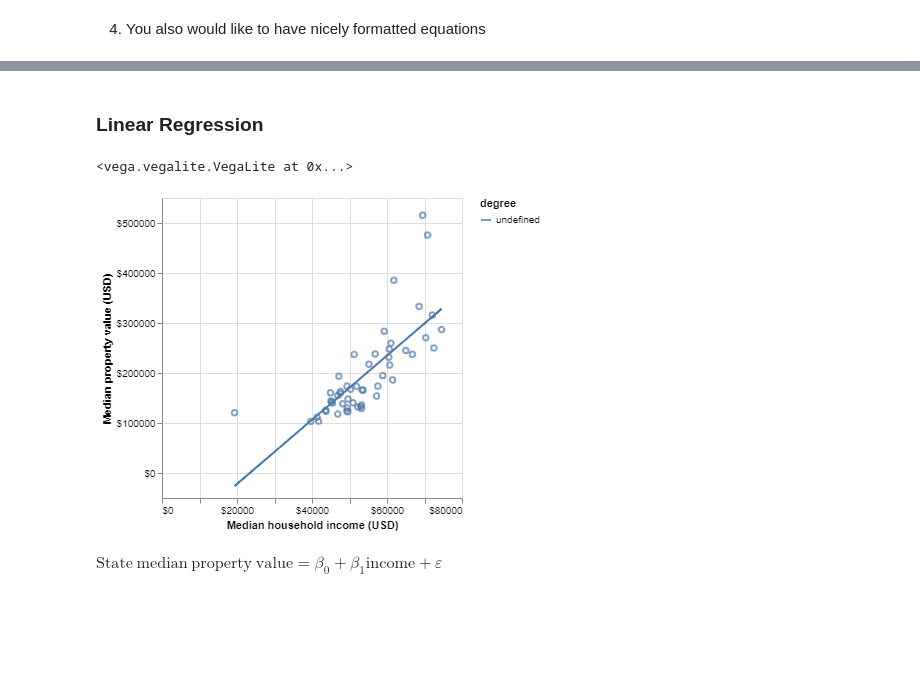
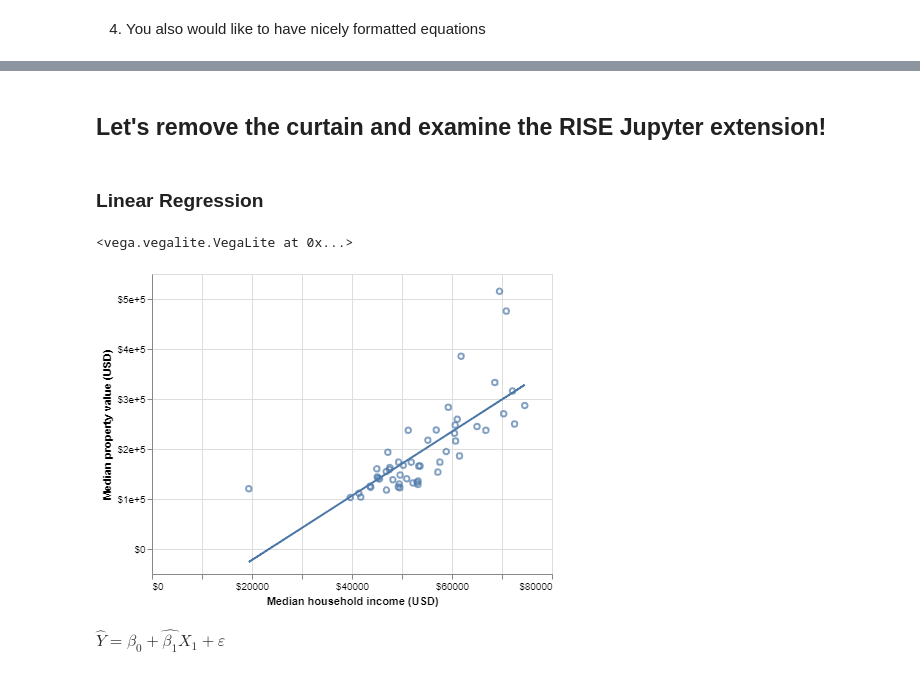
Before and after one commit to ttimbers/jupyter-rise-binder-demo_python, a Jupyter notebook: jupyter-rise-binder-demo_python.ipynb, the cells around one changed output, grey strips where cells are left out. Saved outputs shown, nothing was run; the diff lists cells and outputs as text; code cells hidden in the pictures; blank space fills up the shorter version.

```diff
--- a/jupyter-rise-binder-demo_python.ipynb
+++ b/jupyter-rise-binder-demo_python.ipynb
@@ -22,3 +64,5 @@ tiffany.timbers@stat.ubc.ca
+# %% [markdown]
+## Let's remove the curtain and examine the RISE Jupyter extension!
 # %% [markdown]
 ### Linear Regression
 # %%
@@ -30,25 +74,13 @@ prop_data = pd.read_csv("https://raw.githubusercontent.com/ttimbers/UBC-stat-sam
 # %%
 lm_fit = pd.DataFrame({'xfit': np.linspace(prop_data['income'].min(), prop_data['income'].max(), 500)})
 lm_fit['yfit'] = np.poly1d(np.polyfit(prop_data['income'], prop_data['median_property_value'], 1))(lm_fit['xfit'])
-
-
 points = alt.Chart(prop_data).mark_point().encode(
-    x=alt.X('income', axis=alt.Axis(format='$f',
-                                    title='Median household income (USD)')),
-    y=alt.Y('median_property_value', axis=alt.Axis(format='$f',
-                                                   title='Median property value (USD)'))
-)
-
-lm_line = alt.Chart(lm_fit).mark_line().encode(
-    x='xfit:Q',
-    y='yfit:Q',
-    color='degree:N'
-)
-
+    x=alt.X('income', axis=alt.Axis(format='$f',title='Median household income (USD)')),
+    y=alt.Y('median_property_value', axis=alt.Axis(format='$', title='Median property value (USD)')))
+lm_line = alt.Chart(lm_fit).mark_line().encode(x='xfit:Q', y='yfit:Q')
 points + lm_line
 # %% [output]
 <vega.vegalite.VegaLite at 0x...>
-[figure, old version]
+[figure, new version]
-# %% [markdown]
-$\textrm{State}\: \textrm{median}\: \textrm{property}\: \textrm{value} = \beta_{0} + \beta_{1}\textrm{income} + \varepsilon$</br>
-</center>
+# %% [markdown]
+$\hat{Y} = \beta_{0} + \hat{\beta_{1}} X_{1} + \varepsilon$
```
Also changed, not shown: parts of 11 cells of this notebook.
